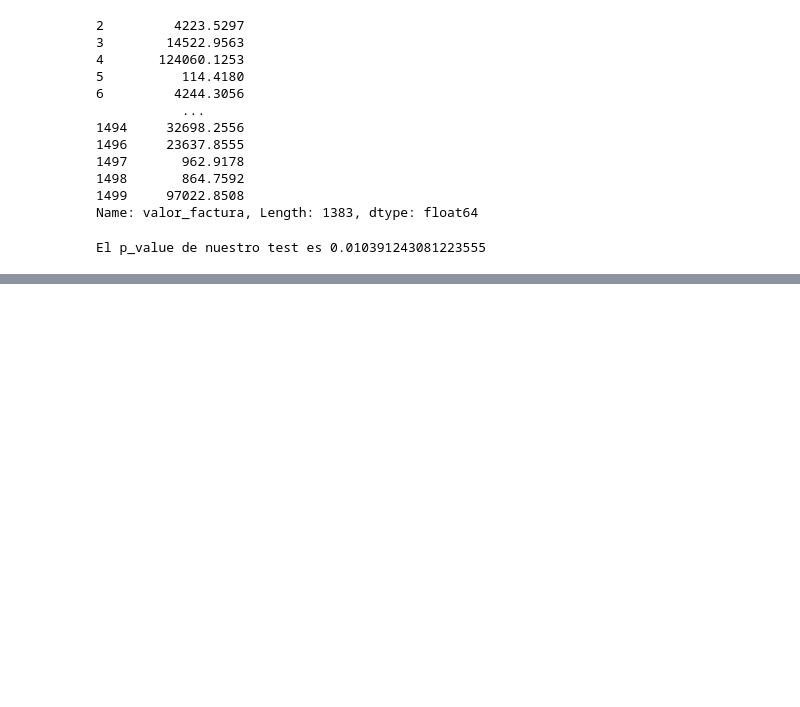
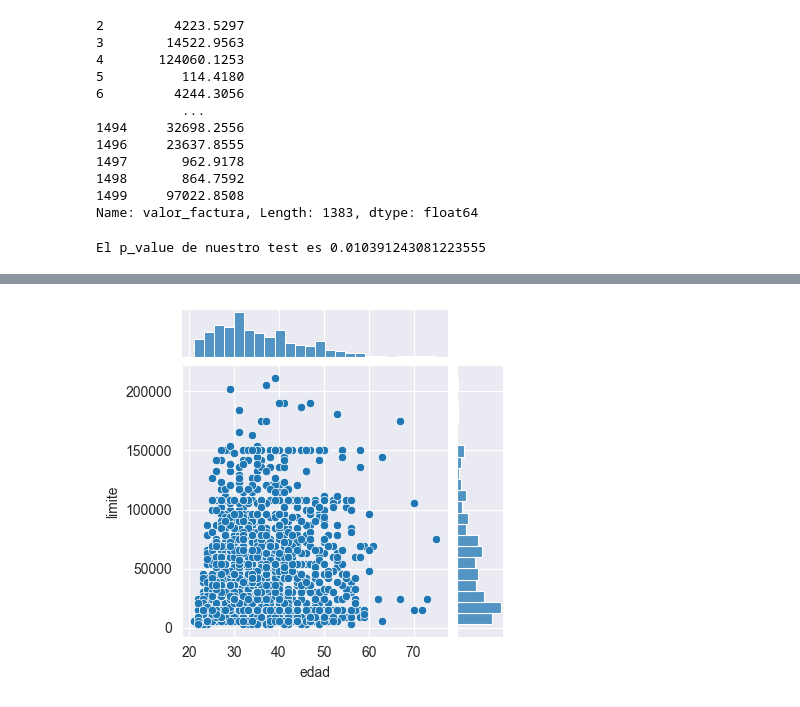
Before and after one commit to AngelMasterr/Python-para-Data-Science, a Jupyter notebook: Data_Visualization - Explorando_con_Seaborn/Graficos_de_datos_con_seaborn.ipynb, the cells around one changed output, grey strips where cells are left out. Cells and saved outputs as stored; diff of their text form; code cells hidden in the pictures; blank space fills up the shorter version.

```diff
--- a/Data_Visualization - Explorando_con_Seaborn/Graficos_de_datos_con_seaborn.ipynb
+++ b/Data_Visualization - Explorando_con_Seaborn/Graficos_de_datos_con_seaborn.ipynb
@@ -238,0 +253,4 @@ El p_value de nuestro test es 0.010391243081223555
+# %%
+sns.jointplot(data=tarjetas, x='edad', y='limite', height=4);
+# %% [output]
+[figure, added]
```
Also changed, not shown: parts of 6 cells of this notebook.
